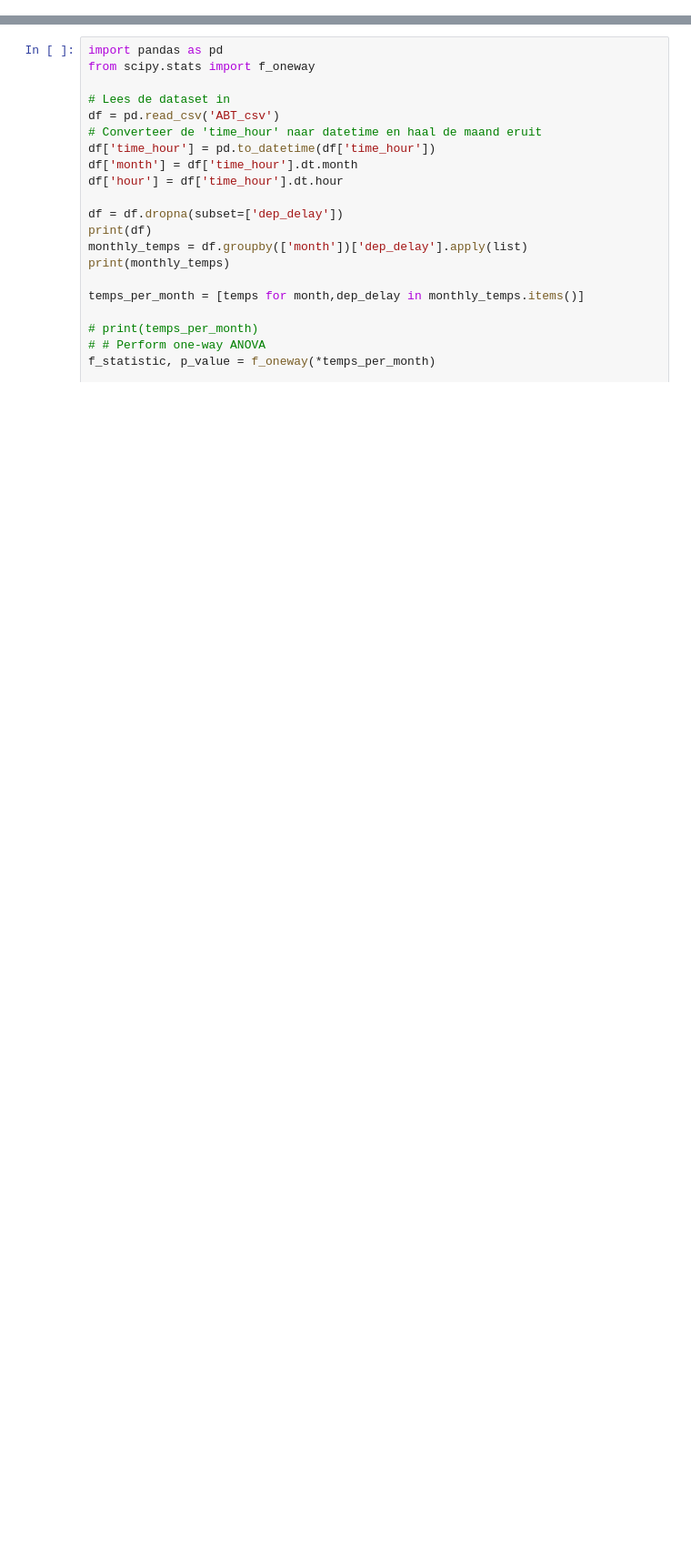
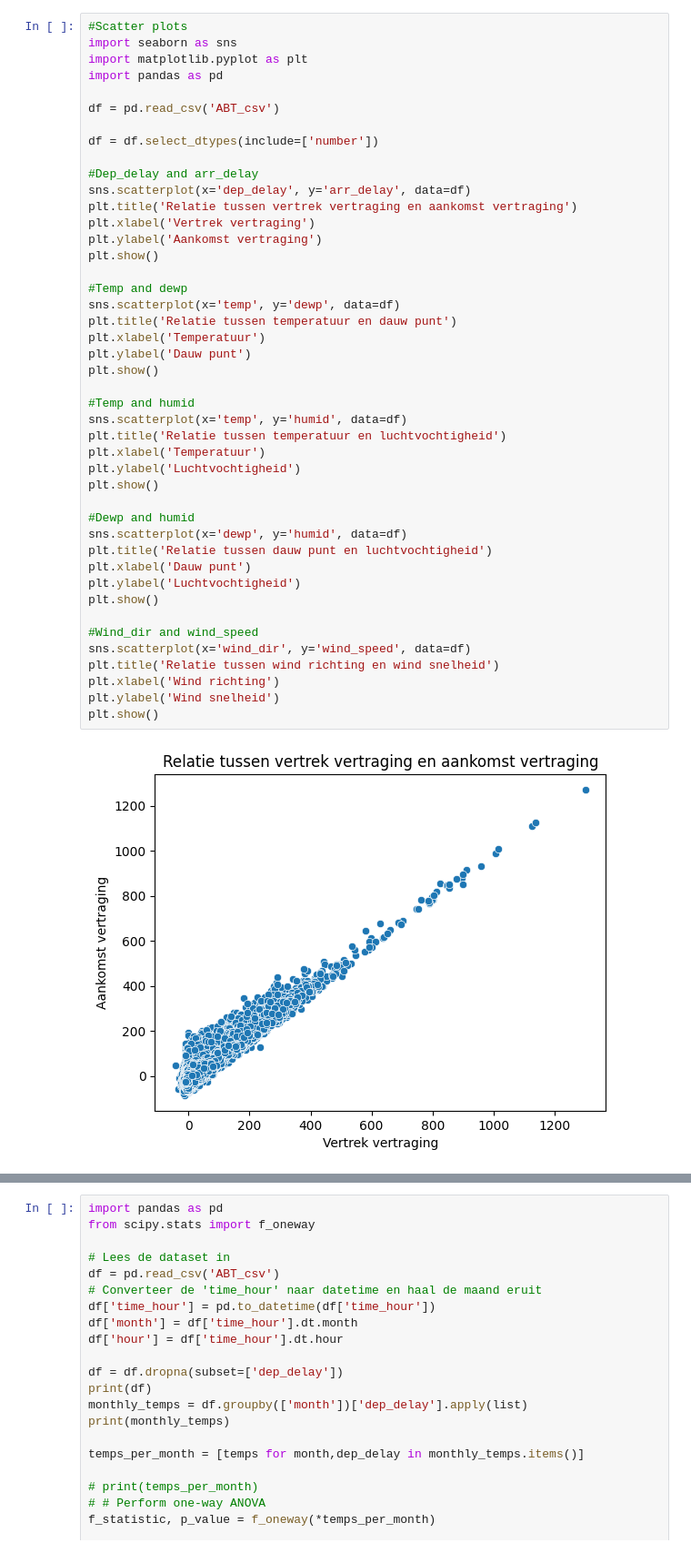
Before and after one commit to TheFizzlee/ADS, a Jupyter notebook: CasusExploratieDataAnalyse.ipynb, the cells around one changed output, grey strips where cells are left out. Shown at 91% size. Saved outputs shown, nothing was run; the diff lists cells and outputs as text; blank space fills up the shorter version.

```diff
--- a/CasusExploratieDataAnalyse.ipynb
+++ b/CasusExploratieDataAnalyse.ipynb
@@ -0,0 +33,46 @@
+# %%
+#Scatter plots
+import seaborn as sns
+import matplotlib.pyplot as plt
+import pandas as pd
+
+df = pd.read_csv('ABT_csv')
+
+df = df.select_dtypes(include=['number'])
+
+#Dep_delay and arr_delay
+sns.scatterplot(x='dep_delay', y='arr_delay', data=df)
+plt.title('Relatie tussen vertrek vertraging en aankomst vertraging')
+plt.xlabel('Vertrek vertraging')
+plt.ylabel('Aankomst vertraging')
+plt.show()
+
+#Temp and dewp
+sns.scatterplot(x='temp', y='dewp', data=df)
+plt.title('Relatie tussen temperatuur en dauw punt')
+plt.xlabel('Temperatuur')
+plt.ylabel('Dauw punt')
+plt.show()
+
+#Temp and humid
+sns.scatterplot(x='temp', y='humid', data=df)
+plt.title('Relatie tussen temperatuur en luchtvochtigheid')
+plt.xlabel('Temperatuur')
+plt.ylabel('Luchtvochtigheid')
+plt.show()
+
+#Dewp and humid
+sns.scatterplot(x='dewp', y='humid', data=df)
+plt.title('Relatie tussen dauw punt en luchtvochtigheid')
+plt.xlabel('Dauw punt')
+plt.ylabel('Luchtvochtigheid')
+plt.show()
+
+#Wind_dir and wind_speed
+sns.scatterplot(x='wind_dir', y='wind_speed', data=df)
+plt.title('Relatie tussen wind richting en wind snelheid')
+plt.xlabel('Wind richting')
+plt.ylabel('Wind snelheid')
+plt.show()
+# %% [output]
+[figure, added]
```
Also changed, not shown: parts of 4 cells of this notebook.
